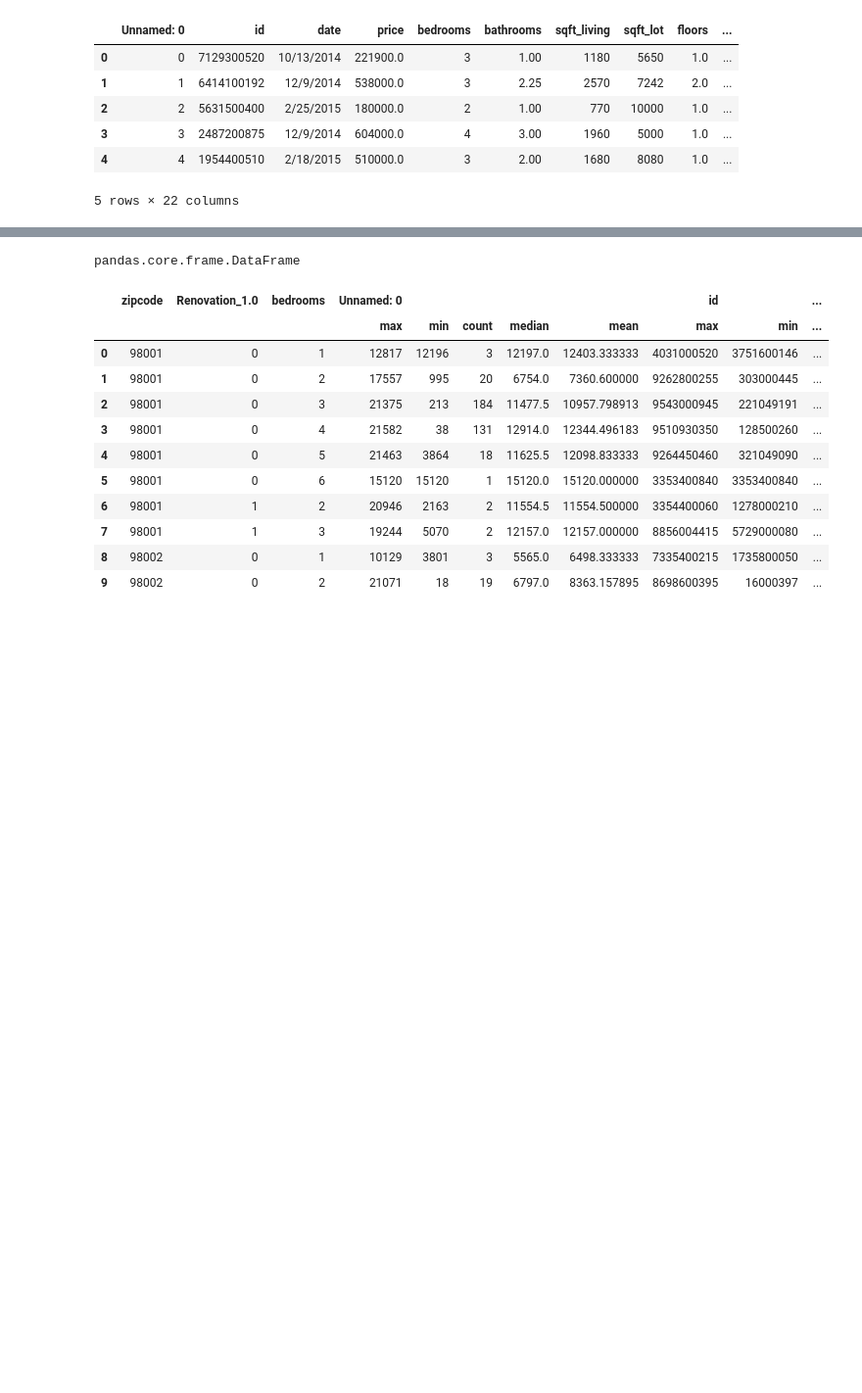
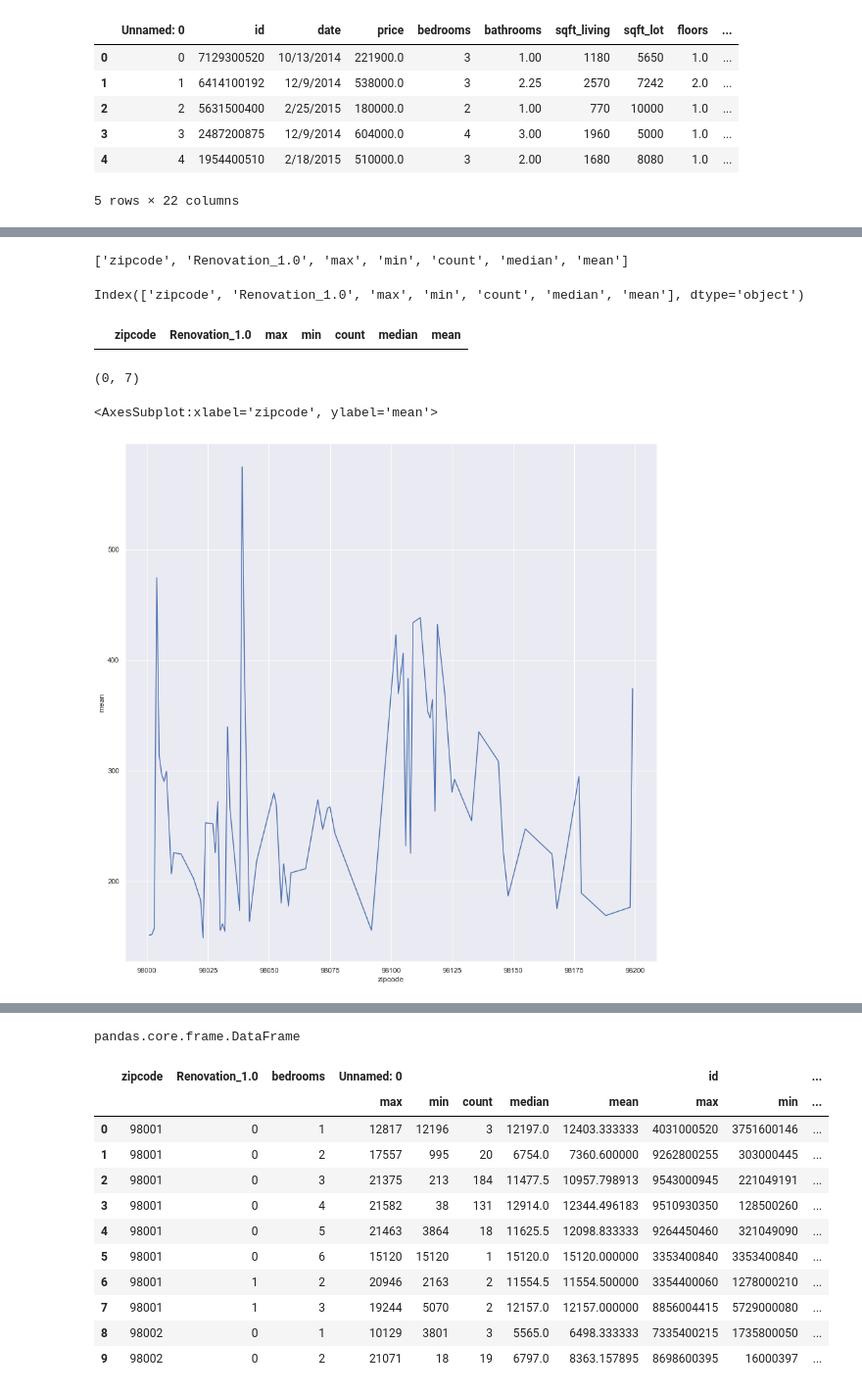
Before and after one commit to audi0786/KC_House_Price_Prediction_via_Regression_Analysis, a Jupyter notebook: Project 2 rough work.ipynb, the cells around one changed output, grey strips where cells are left out. Shown at 98% size. Cells and saved outputs as stored; diff of their text form; code cells hidden in the pictures; blank space fills up the shorter version.

```diff
--- a/Project 2 rough work.ipynb
+++ b/Project 2 rough work.ipynb
@@ -65,3 +65,12 @@ kc_house_df.head(5)
 5 rows × 22 columns
 # %%
 kc_house_df['Renovation_1.0'] = preprocessed['Renovation_1.0']
+# %%
+pd.set_option('display.max_columns', None)
+# pd.set_option('display.max_rows', None)
+kc_house_df['price_sqft_living'] = kc_house_df.price / kc_house_df.sqft_living
+kc_house_df['price_sqft_lot'] = kc_house_df.price / kc_house_df.sqft_lot
+kc_house_df['price_sqft_above'] = kc_house_df.price / kc_house_df.sqft_above
+kc_house_df['price_sqft_living15'] = kc_house_df.price / kc_house_df.sqft_living15
+kc_house_df['price_sqft_lot15'] = kc_house_df.price / kc_house_df.sqft_lot15
+kc_house_df.groupby(['zipcode', 'Renovation_1.0']).price_sqft_living.agg(['max', 'min', 'count', 'median', 'mean'])
@@ -68,4 +96,2 @@ kc_house_df['Renovation_1.0'] = preprocessed['Renovation_1.0']
 # %%
-pd.set_option('display.max_columns', None)
-pd.set_option('display.max_rows', None)
-kc_house_df.groupby(['zipcode', 'Renovation_1.0', 'bedrooms']).agg(['max', 'min', 'count', 'median', 'mean'])
+gp3 = kc_house_df.groupby(['zipcode', 'Renovation_1.0']).price_sqft_living.agg(['max', 'min', 'count', 'median', 'mean']).reset_index()
@@ -89,0 +122,31 @@ zipcode Renovation_1.0 bedrooms
+# %%
+gp3.columns.to_list()
+# %% [output]
+['zipcode', 'Renovation_1.0', 'max', 'min', 'count', 'median', 'mean']
+# %%
+gp3.columns
+# %% [output]
+Index(['zipcode', 'Renovation_1.0', 'max', 'min', 'count', 'median', 'mean'], dtype='object')
+# %%
+gp4 = pd.DataFrame(columns = gp3.columns.to_list())
+
+for index, row in gp3.iterrows():
+    if row['zipcode'] == (row + 1)['zipcode']:
+        gp4[row] == gp3[row] and gp4[(row +1)] == gp3[(row +1)]
+    else:
+        continue
+gp4.head()
+# %% [output]
+|  | zipcode | Renovation_1.0 | max | min | count | median | mean |
+# %%
+gp4.shape
+# %% [output]
+(0, 7)
+# %%
+gp4 = gp3[gp3['Renovation_1.0'] == 0]
+# %%
+sns.set(rc = {'figure.figsize':(15,15)})
+sns.lineplot(x=(gp4['zipcode']), y=gp4['mean'])
+# %% [output]
+<AxesSubplot:xlabel='zipcode', ylabel='mean'>
+[figure, added]
```
Also changed, not shown: parts of 6 cells of this notebook, 4 other files.
